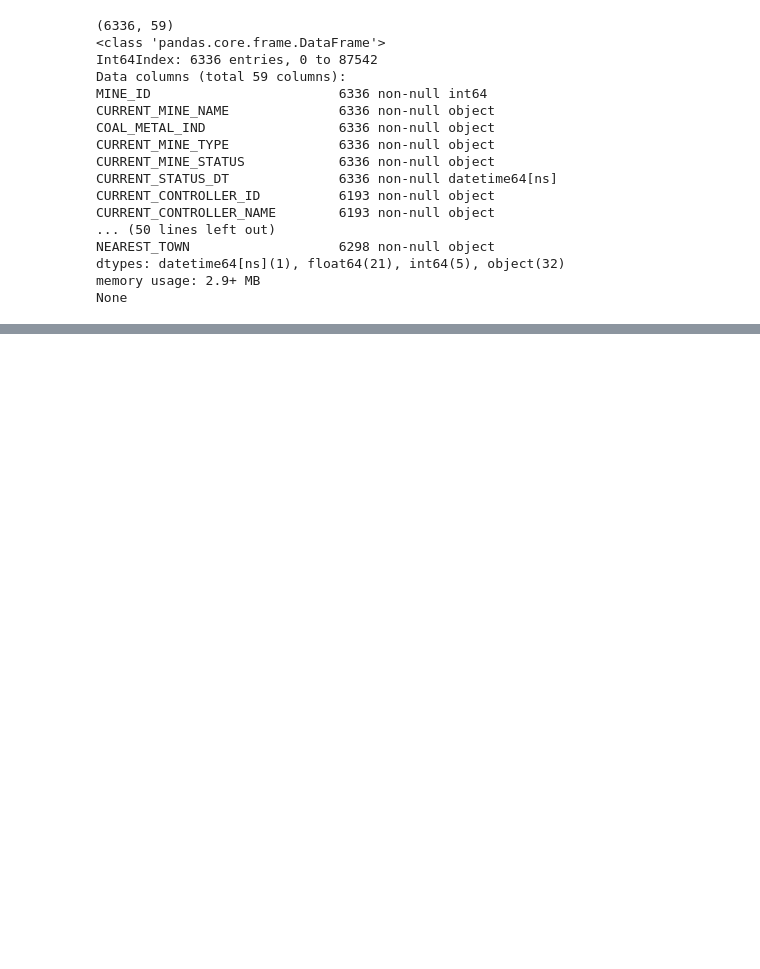
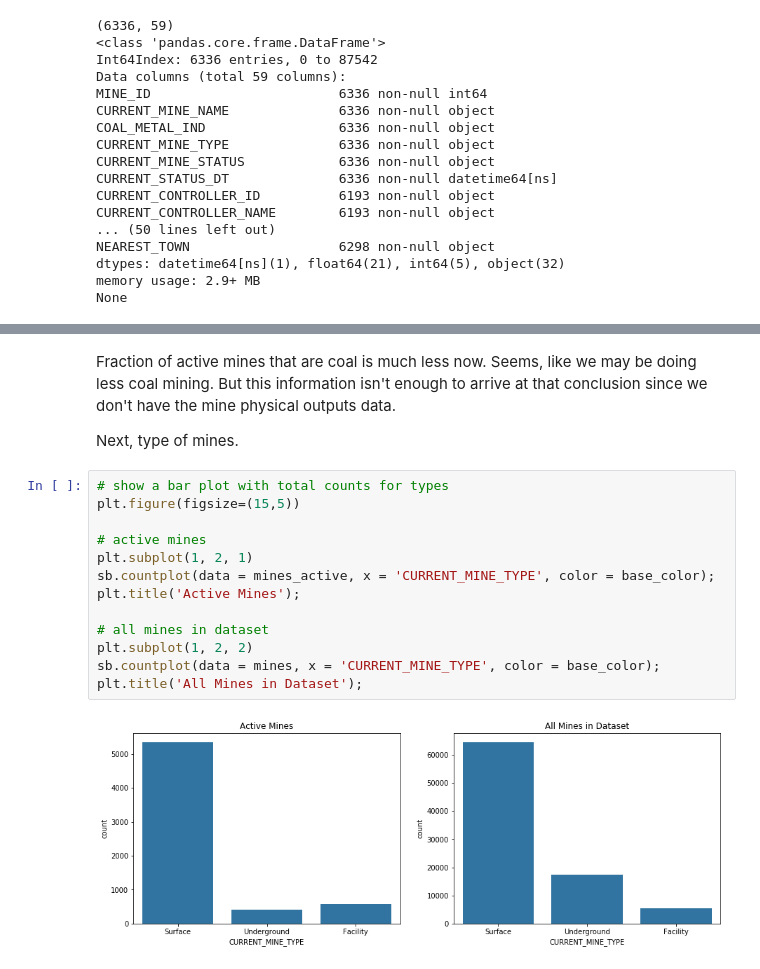
Before and after one commit to dvokinsark/us_mines, a Jupyter notebook: data_exploration.ipynb, the cells around one changed output, grey strips where cells are left out. Cells and saved outputs as stored; diff of their text form; blank space fills up the shorter version.

```diff
--- a/data_exploration.ipynb
+++ b/data_exploration.ipynb
@@ -217,0 +253,19 @@ There're 6,336 mines that are currently active. There're less missing values tha
+# %% [markdown]
+Fraction of active mines that are coal is much less now. Seems, like we may be doing less coal mining. But this information isn't enough to arrive at that conclusion since we don't have the mine physical outputs data.
+
+Next, type of mines.
+# %%
+# show a bar plot with total counts for types
+plt.figure(figsize=(15,5))
+
+# active mines
+plt.subplot(1, 2, 1)
+sb.countplot(data = mines_active, x = 'CURRENT_MINE_TYPE', color = base_color);
+plt.title('Active Mines');
+
+# all mines in dataset
+plt.subplot(1, 2, 2)
+sb.countplot(data = mines, x = 'CURRENT_MINE_TYPE', color = base_color);
+plt.title('All Mines in Dataset');
+# %% [output]
+[figure, added]
```
Also changed, not shown: parts of 16 cells of this notebook.
